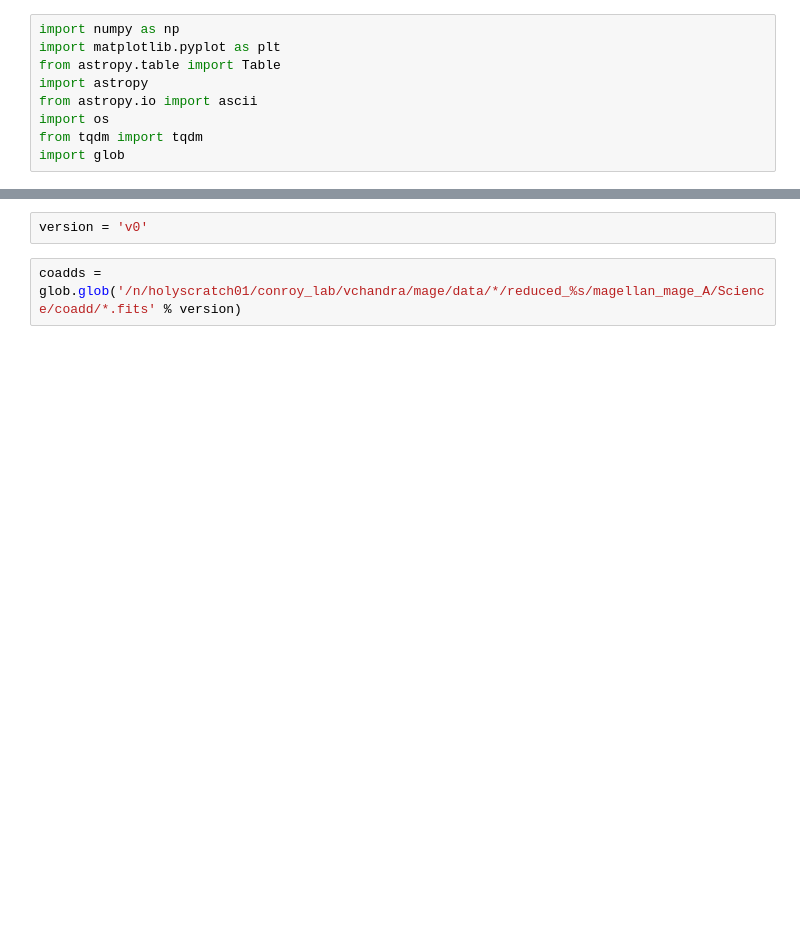
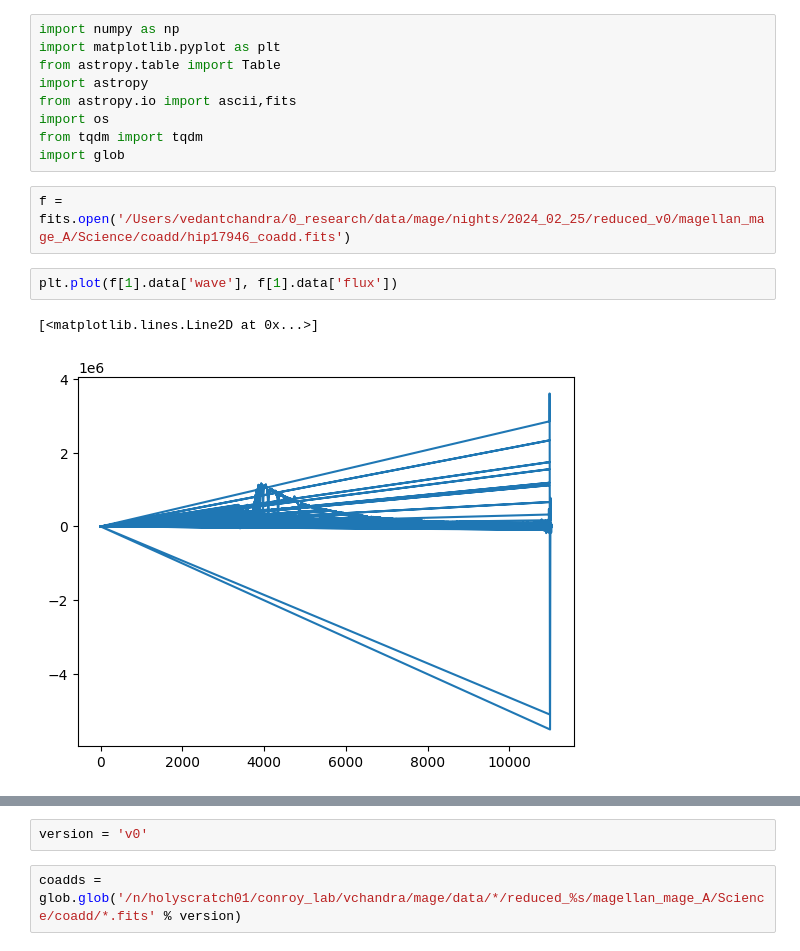
Before and after one commit to vedantchandra/merlin, a Jupyter notebook: pipeline/nb/99_collate_coadds.ipynb, the cells around one changed output, grey strips where cells are left out. Drawn from its saved outputs; the diff is of its cells as text; blank space fills up the shorter version.

```diff
--- a/pipeline/nb/99_collate_coadds.ipynb
+++ b/pipeline/nb/99_collate_coadds.ipynb
@@ -3,7 +3,14 @@ import numpy as np
 import matplotlib.pyplot as plt
 from astropy.table import Table
 import astropy
-from astropy.io import ascii
+from astropy.io import ascii,fits
 import os
 from tqdm import tqdm
 import glob
+# %%
+f = fits.open('/Users/vedantchandra/0_research/data/mage/nights/2024_02_25/reduced_v0/magellan_mage_A/Science/coadd/hip17946_coadd.fits')
+# %%
+plt.plot(f[1].data['wave'], f[1].data['flux'])
+# %% [output]
+[<matplotlib.lines.Line2D at 0x...>]
+[figure, added]
```
Also changed, not shown: parts of 3 cells of this notebook, 2 other files.
